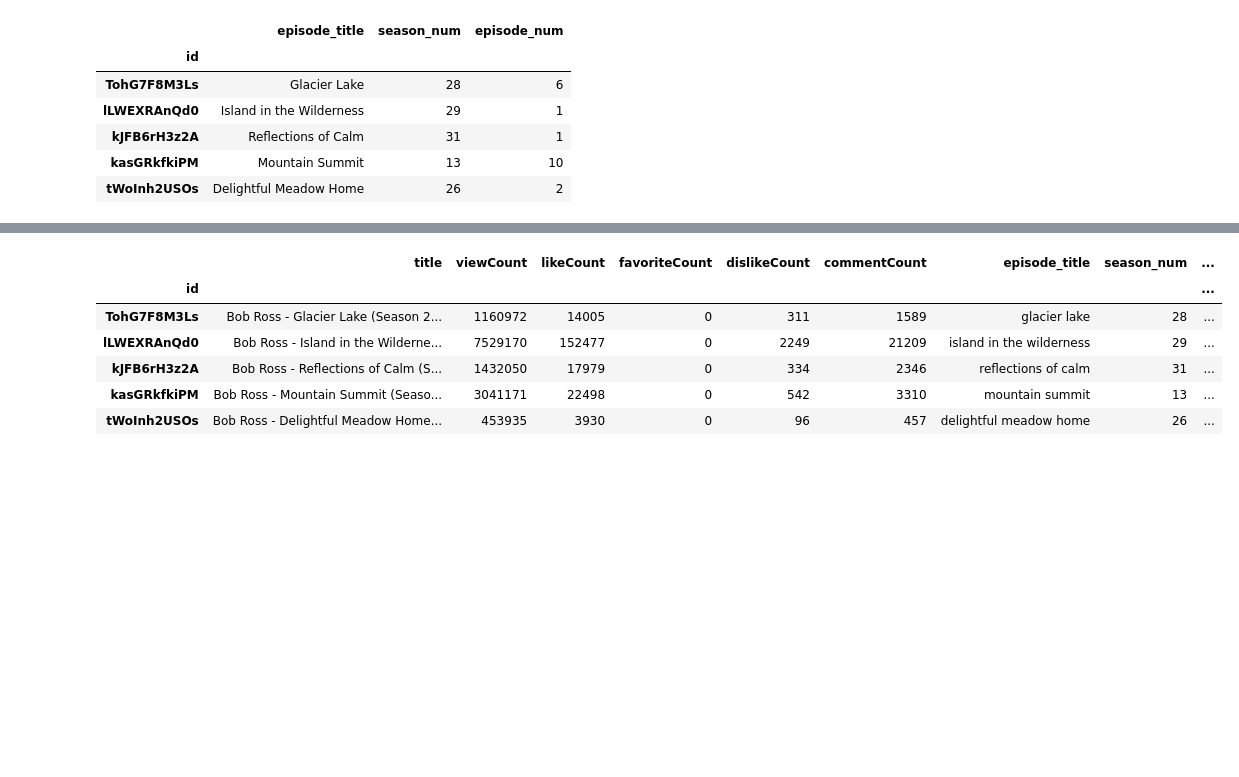
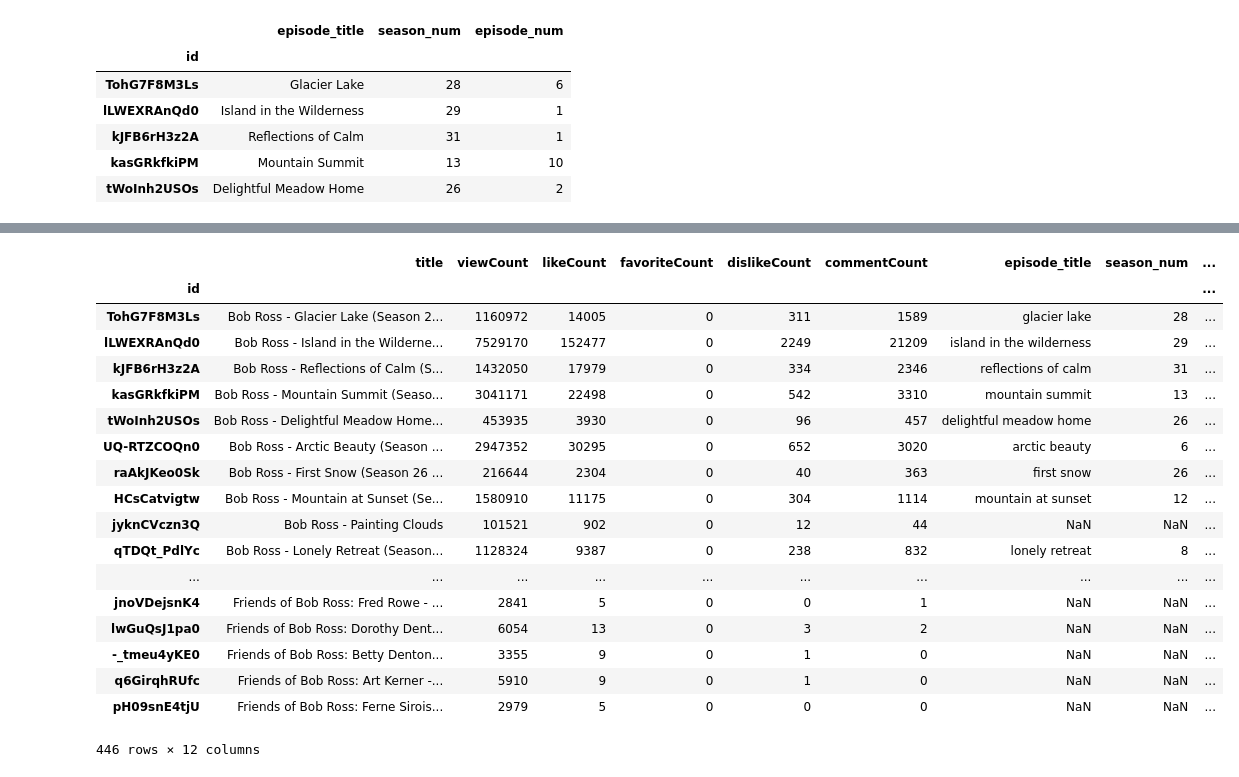
Before and after one commit to mskaerthomason/Springboard-Capstone_Bob-Ross, a Jupyter notebook: notebooks/youtube_parse json.ipynb, the cells around one changed output, grey strips where cells are left out. Saved outputs shown, nothing was run; the diff lists cells and outputs as text; code cells hidden in the pictures; blank space fills up the shorter version.

```diff
--- a/notebooks/youtube_parse json.ipynb
+++ b/notebooks/youtube_parse json.ipynb
@@ -94,12 +96,24 @@ df['episode_title'] = df['episode_title'].str.lower()
 # %%
-df.head()
+df
 # %% [output]
 |  | title | viewCount | likeCount | favoriteCount | dislikeCount | commentCount | episode_title | season_num | ... |
 | id |  |  |  |  |  |  |  |  | ... |
 | TohG7F8M3Ls | Bob Ross - Glacier Lake (Season 2... | 1160972 | 14005 | 0 | 311 | 1589 | glacier lake | 28 | ... |
 | lLWEXRAnQd0 | Bob Ross - Island in the Wilderne... | 7529170 | 152477 | 0 | 2249 | 21209 | island in the wilderness | 29 | ... |
 | kJFB6rH3z2A | Bob Ross - Reflections of Calm (S... | 1432050 | 17979 | 0 | 334 | 2346 | reflections of calm | 31 | ... |
 | kasGRkfkiPM | Bob Ross - Mountain Summit (Seaso... | 3041171 | 22498 | 0 | 542 | 3310 | mountain summit | 13 | ... |
 | tWoInh2USOs | Bob Ross - Delightful Meadow Home... | 453935 | 3930 | 0 | 96 | 457 | delightful meadow home | 26 | ... |
+| UQ-RTZCOQn0 | Bob Ross - Arctic Beauty (Season ... | 2947352 | 30295 | 0 | 652 | 3020 | arctic beauty | 6 | ... |
+| raAkJKeo0Sk | Bob Ross - First Snow (Season 26 ... | 216644 | 2304 | 0 | 40 | 363 | first snow | 26 | ... |
+| HCsCatvigtw | Bob Ross - Mountain at Sunset (Se... | 1580910 | 11175 | 0 | 304 | 1114 | mountain at sunset | 12 | ... |
+| jyknCVczn3Q | Bob Ross - Painting Clouds | 101521 | 902 | 0 | 12 | 44 | NaN | NaN | ... |
+| qTDQt_PdlYc | Bob Ross - Lonely Retreat (Season... | 1128324 | 9387 | 0 | 238 | 832 | lonely retreat | 8 | ... |
+| ... | ... | ... | ... | ... | ... | ... | ... | ... | ... |
+| jnoVDejsnK4 | Friends of Bob Ross: Fred Rowe - ... | 2841 | 5 | 0 | 0 | 1 | NaN | NaN | ... |
+| lwGuQsJ1pa0 | Friends of Bob Ross: Dorothy Dent... | 6054 | 13 | 0 | 3 | 2 | NaN | NaN | ... |
+| -_tmeu4yKE0 | Friends of Bob Ross: Betty Denton... | 3355 | 9 | 0 | 1 | 0 | NaN | NaN | ... |
+| q6GirqhRUfc | Friends of Bob Ross: Art Kerner -... | 5910 | 9 | 0 | 1 | 0 | NaN | NaN | ... |
+| pH09snE4tjU | Friends of Bob Ross: Ferne Sirois... | 2979 | 5 | 0 | 0 | 0 | NaN | NaN | ... |
+446 rows × 12 columns
 # %%
 df.to_csv('../data/video_stats2.csv')
```
Also changed, not shown: parts of 1 cell of this notebook.
